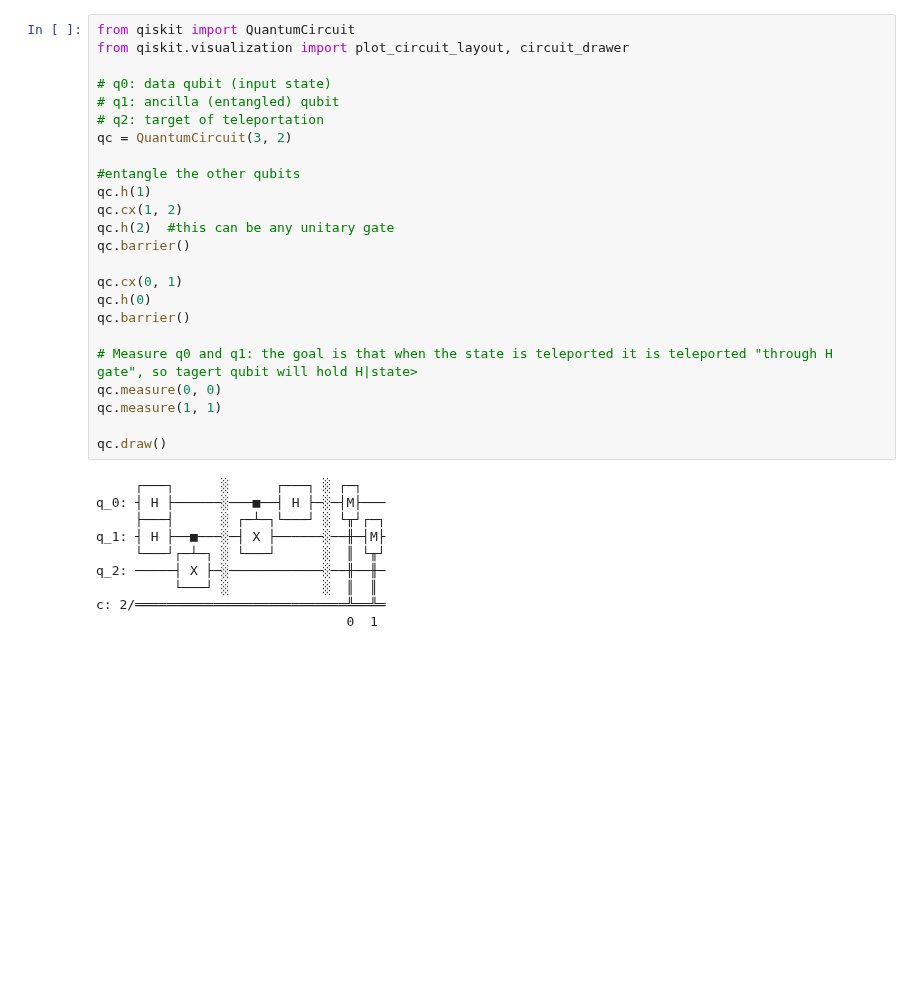
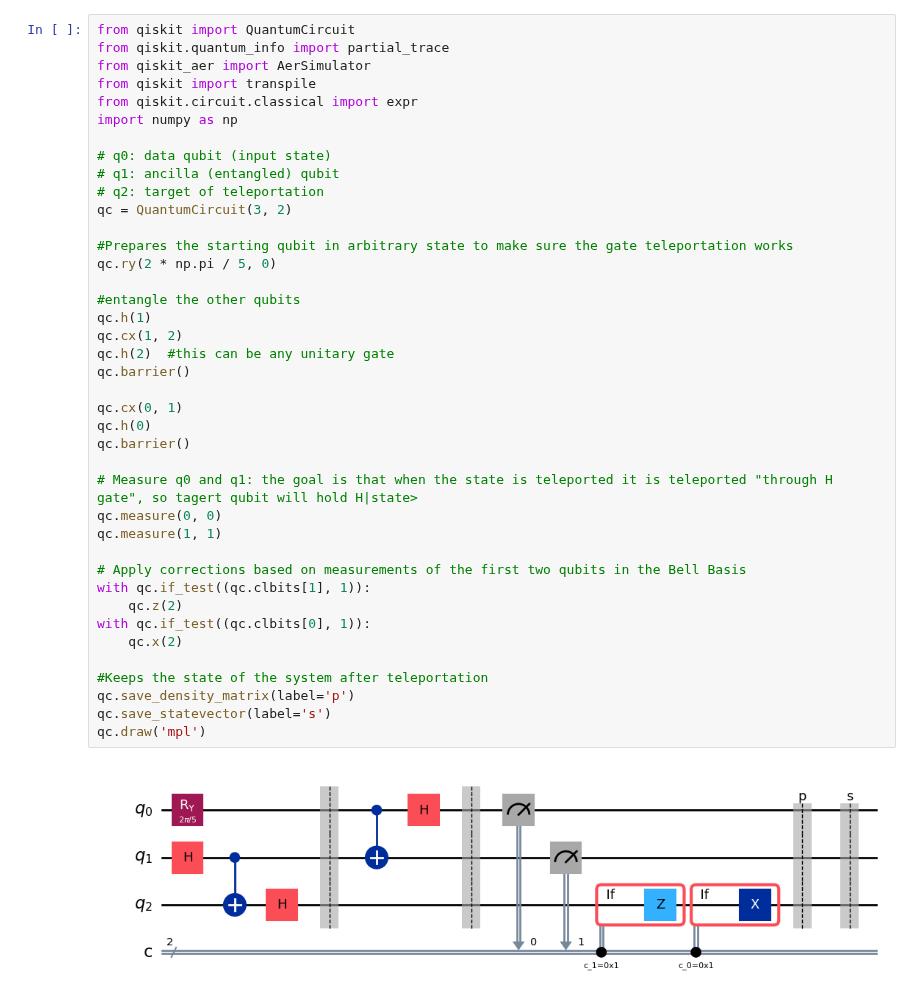
Before and after one commit to GT-Quantum-Computing-Association/LogicalQ, a Jupyter notebook: demos/GateTeleportation.ipynb, the cells around one changed output. Cells and saved outputs as stored; diff of their text form; blank space fills up the shorter version.

Commit message:
Added hard-coded H and S gate teleportations

```diff
--- a/demos/GateTeleportation.ipynb
+++ b/demos/GateTeleportation.ipynb
@@ -1,34 +1,42 @@
 # %%
 from qiskit import QuantumCircuit
-from qiskit.visualization import plot_circuit_layout, circuit_drawer
+from qiskit.quantum_info import partial_trace
+from qiskit_aer import AerSimulator
+from qiskit import transpile
+from qiskit.circuit.classical import expr
+import numpy as np
 
 # q0: data qubit (input state)
 # q1: ancilla (entangled) qubit
 # q2: target of teleportation
 qc = QuantumCircuit(3, 2)
+
+#Prepares the starting qubit in arbitrary state to make sure the gate teleportation works
+qc.ry(2 * np.pi / 5, 0)
 
 #entangle the other qubits
 qc.h(1)
 qc.cx(1, 2)
 qc.h(2)  #this can be any unitary gate
 qc.barrier()
 
 qc.cx(0, 1)
 qc.h(0)
 qc.barrier()
 
 # Measure q0 and q1: the goal is that when the state is teleported it is teleported "through H gate", so tagert qubit will hold H|state>
 qc.measure(0, 0)
 qc.measure(1, 1)
 
-qc.draw()
+# Apply corrections based on measurements of the first two qubits in the Bell Basis
+with qc.if_test((qc.clbits[1], 1)):
+    qc.z(2)
+with qc.if_test((qc.clbits[0], 1)):
+    qc.x(2)
+
+#Keeps the state of the system after teleportation
+qc.save_density_matrix(label='p')
+qc.save_statevector(label='s')
+qc.draw('mpl')
 # %% [output]
-     ┌───┐      ░      ┌───┐ ░ ┌─┐
-q_0: ┤ H ├──────░───■──┤ H ├─░─┤M├───
-     ├───┤      ░ ┌─┴─┐└───┘ ░ └╥┘┌─┐
-q_1: ┤ H ├──■───░─┤ X ├──────░──╫─┤M├
-     └───┘┌─┴─┐ ░ └───┘      ░  ║ └╥┘
-q_2: ─────┤ X ├─░────────────░──╫──╫─
-          └───┘ ░            ░  ║  ║
-c: 2/═══════════════════════════╩══╩═
-                                0  1
+[figure, added]
```
Also changed, not shown: parts of 5 cells of this notebook.
